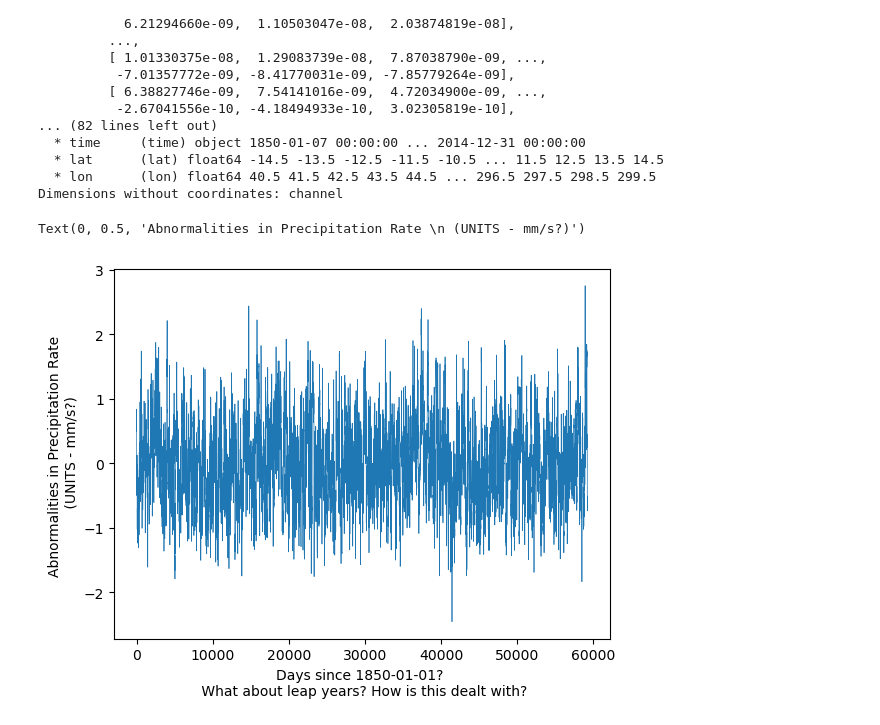
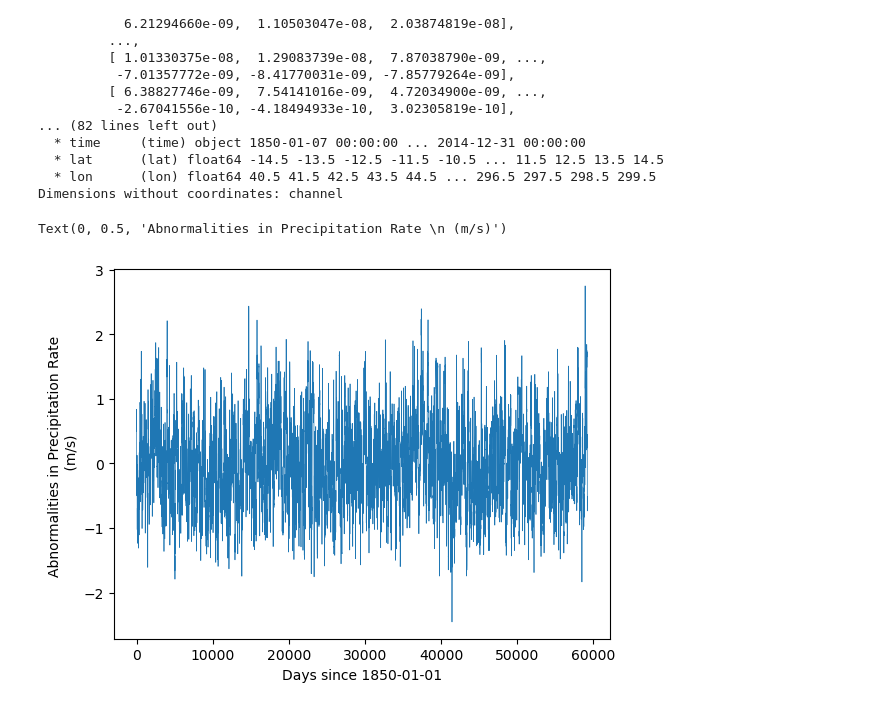
Before and after one commit to Jolan-vP/E3SM, a Jupyter notebook: main.ipynb, the cells around one changed output. Drawn from its saved outputs; the diff is of its cells as text; code cells hidden in the pictures.

```diff
--- a/main.ipynb
+++ b/main.ipynb
@@ -62,12 +62,12 @@ array([[[[ 5.46977130e-10,  6.33937347e-11,  5.27030419e-09, ...,
   * lon      (lon) float64 40.5 41.5 42.5 43.5 44.5 ... 296.5 297.5 298.5 299.5
 Dimensions without coordinates: channel
 # %%
-x_t_specificloc = x_t.isel(lat = 0, lon = 100)
+x_t_specificloc = x_t.isel(lat = 0, lon = 100) # Selecting specific lat-lon location for proof of anomaly calculation
 
 plt.figure()
 plt.plot(x_t_specificloc, linewidth = 0.5)
-plt.xlabel("Days since 1850-01-01? \n What about leap years? How is this dealt with?")
-plt.ylabel("Abnormalities in Precipitation Rate \n (UNITS - mm/s?)")
+plt.xlabel("Days since 1850-01-01") # What about leap years? Clarify how this is addressed (dropped?)
+plt.ylabel("Abnormalities in Precipitation Rate \n (m/s)") #
 # %% [output]
-Text(0, 0.5, 'Abnormalities in Precipitation Rate \n (UNITS - mm/s?)')
+Text(0, 0.5, 'Abnormalities in Precipitation Rate \n (m/s)')
-[figure, old version]
+[figure, new version]
```
Also changed, not shown: 7 other files.
